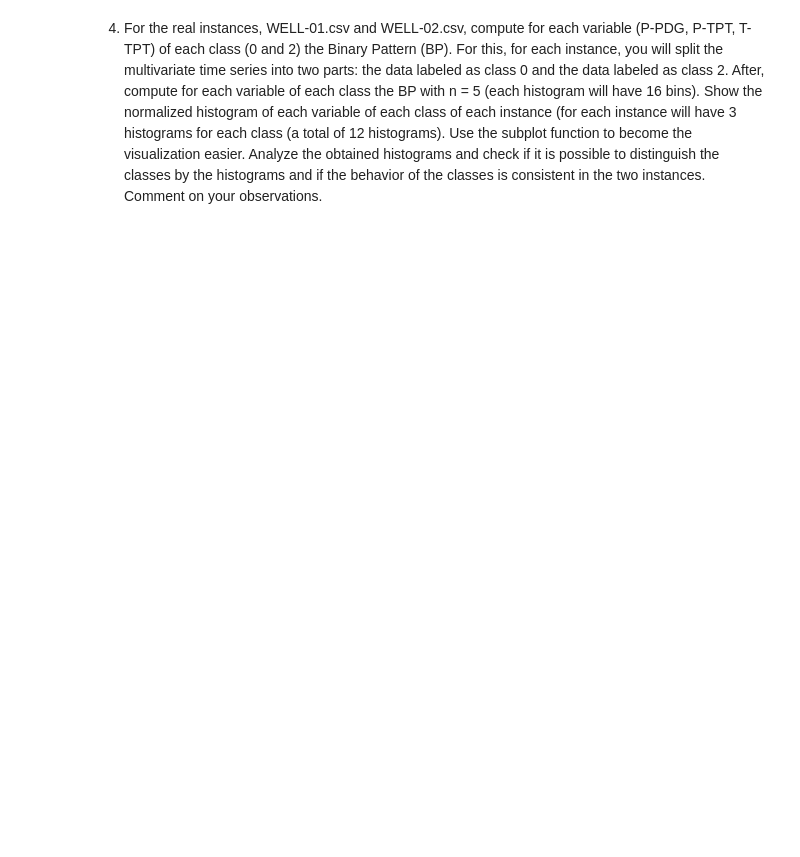
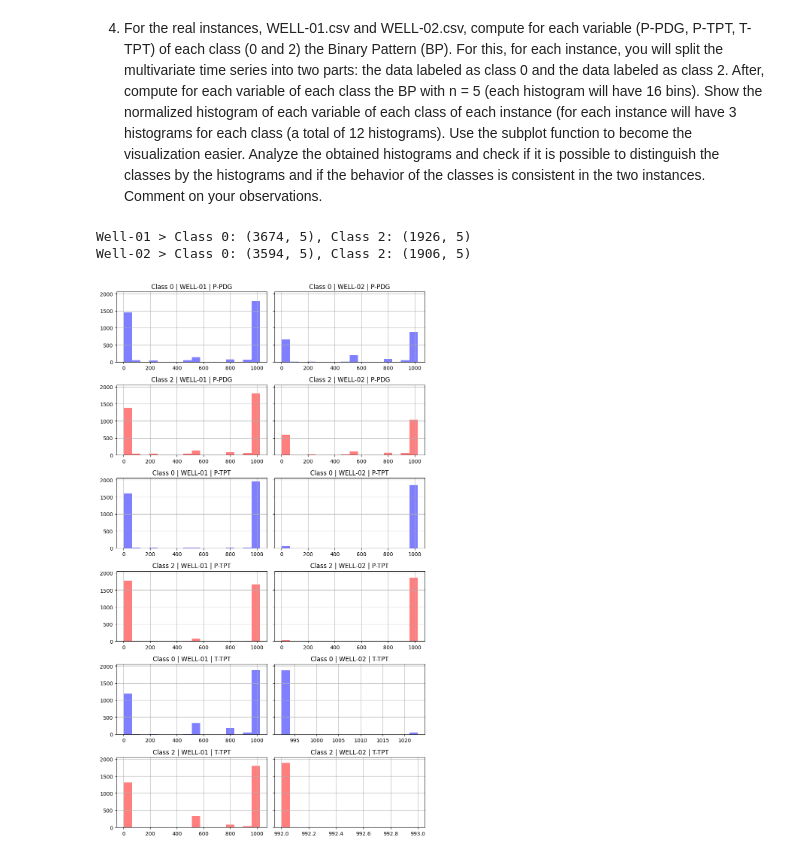
Before and after one commit to joaobotelho20/Universidade-time-series, a Jupyter notebook: Notebooks/Time Series List 2 - part 2.ipynb, the cells around one changed output. Cells and saved outputs as stored; diff of their text form; code cells hidden in the pictures; blank space fills up the shorter version.

```diff
--- a/Notebooks/Time Series List 2 - part 2.ipynb
+++ b/Notebooks/Time Series List 2 - part 2.ipynb
@@ -1,2 +1,3 @@
 # %% [markdown]
-4) For the real instances, WELL-01.csv and WELL-02.csv, compute for each variable (P-PDG, P-TPT, T-TPT) of each class (0 and 2) the Binary Pattern (BP). For this, for each instance, you will split the multivariate time series into two parts: the data labeled as class 0 and the data labeled as class 2. After, compute for each variable of each class the BP with n = 5 (each histogram will have 16 bins). Show the normalized histogram of each variable of each class of each instance (for each instance will have 3 histograms for each class (a total of 12 histograms). Use the subplot function to become the visualization easier. Analyze the obtained histograms and check if it is possible to distinguish the classes by the histograms and if the behavior of the classes is consistent in the two instances. Comment on your observations.
+4) For the real instances, WELL-01.csv and WELL-02.csv, compute for each variable (P-PDG, P-TPT, T-TPT) of each class (0 and 2) the Binary Pattern (BP). For this, for each instance, you will split the multivariate time series into two parts: the data labeled as class 0 and the data labeled as class 2.
+After, compute for each variable of each class the BP with n = 5 (each histogram will have 16 bins). Show the normalized histogram of each variable of each class of each instance (for each instance will have 3 histograms for each class (a total of 12 histograms). Use the subplot function to become the visualization easier. Analyze the obtained histograms and check if it is possible to distinguish the classes by the histograms and if the behavior of the classes is consistent in the two instances. Comment on your observations.
@@ -59,0 +4,71 @@ def bin_pattern(block, series):
+# %%
+import numpy as np
+import pandas as pd
+import matplotlib.pyplot as plt
+
+# Definição das colunas de interesse
+columns = ['Timestamp', 'P-PDG', 'P-TPT', 'T-TPT', 'class']
+
+well_1 = pd.read_csv(r'C:\Users\USER\Desktop\GitHub\Universidade-time-series\Dataset\WELL-01.csv', delimiter=',', usecols=columns)
+well_2 = pd.read_csv(r'C:\Users\USER\Desktop\GitHub\Universidade-time-series\Dataset\WELL-02.csv', delimiter=',', usecols=columns)
+
+well_c0 = [well_1[well_1['class']==0], well_2[well_2['class']==0]]
+well_c2 = [well_1[well_1['class']==2], well_2[well_2['class']==2]]
+
+for i, (c0, c2) in enumerate(zip(well_c0, well_c2), start=1):
+    print(f"Well-0{i} > Class 0: {c0.shape}, Class 2: {c2.shape}")
+
+def bin_pattern(bloco, array):
+    """
+    Calcula o padrão binário de um array com base em um bloco de tamanho n.
+
+    Parâmetros:
+    - bloco (int): Tamanho do bloco (deve ser um inteiro ímpar maior que 1).
+    - series (array-like): Série de valores numéricos.
+
+    Retorno:
+    - np.array: Array de padrões binários.
+
+    Lança:
+    - ValueError: Se `n` não for um número ímpar maior que 1.
+    """
+    if not isinstance(bloco, int) or bloco <= 1 or bloco % 2 == 0:
+        raise ValueError("O tamanho do bloco deve ser um inteiro ímpar maior que 1.")
+
+    array = np.asarray(array)  # Garante que seja um array NumPy
+    gap =bloco // 2  # Define a quantidade de deslocamento baseado no tamanho do bloco
+    pattern_list = np.zeros(len(array) - (2 * gap), dtype=int)
+    vizinhos = list(range(1, gap + 1)) + list(range(-gap, 0))
+
+    for i in range(gap, len(array) - gap):
+        pattern = 0
+        for bit,vizinho in enumerate(vizinhos):  # Atribui pesos binários
+            if array[i + vizinho] >= array[i]:
+                pattern += 2 ** bit
+        pattern_list[i - gap] = pattern  # Salva o padrão na posição correspondente
+
+    return pattern_list
+# %% [output]
+Well-01 > Class 0: (3674, 5), Class 2: (1926, 5)
+Well-02 > Class 0: (3594, 5), Class 2: (1906, 5)
+# %%
+arquivo = ['WELL-01', 'WELL-02']
+variables = ['P-PDG', 'P-TPT', 'T-TPT']
+BP_list = []
+
+for variable in variables:
+    for file in range(2):
+        for df_list in [well_c0, well_c2]:
+            BP_list.append(bin_pattern(11, df_list[file][variable]))
+
+fig, axs = plt.subplots(6, 2, figsize=(9, 15), sharey=True)
+color = ['blue', 'red']
+for j in range(6):
+    for i in range(2):
+        axs[j, i].hist(BP_list[(2*j)+i], bins=16, color=color[(j%2)], alpha=0.5)
+        axs[j, i].set_title(f'Class {(j%2)*2} | {arquivo[i]} | {variables[j//2]}')
+        axs[j, i].grid()
+plt.tight_layout()
+plt.show()
+# %% [output]
+[figure, added]
```
Also changed, not shown: parts of 1 cell of this notebook.
